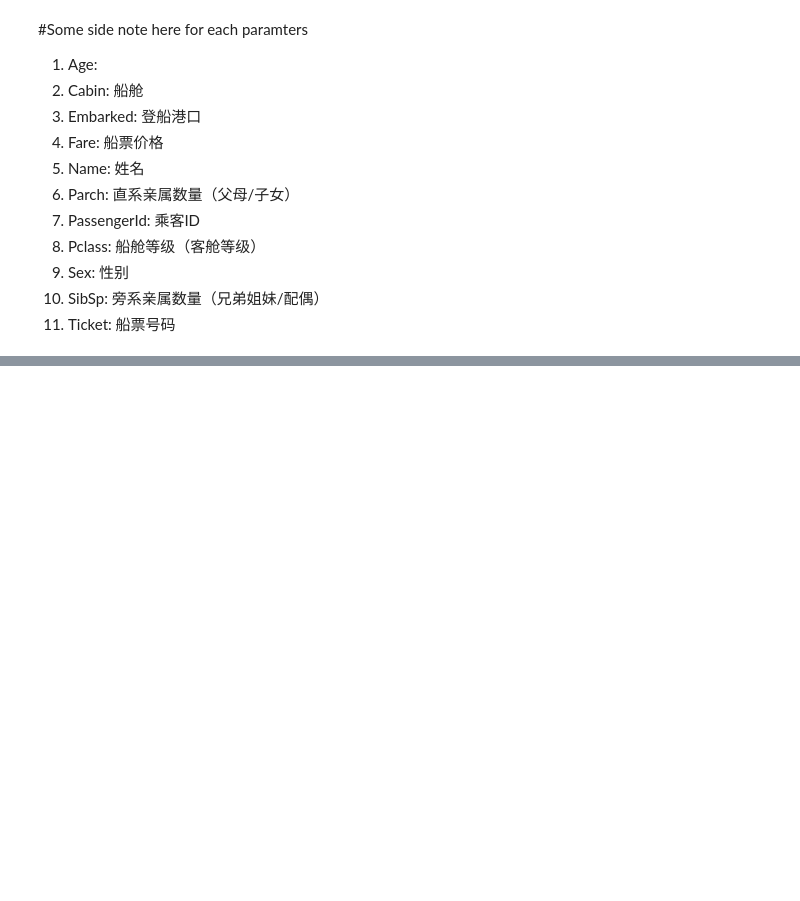
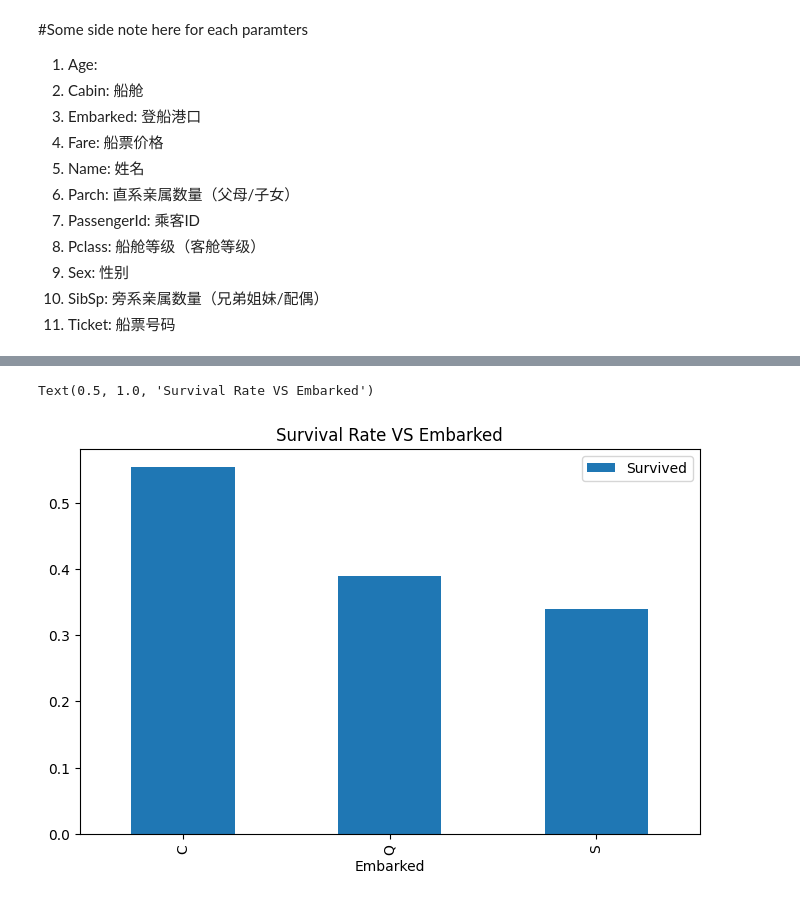
Before and after one commit to jameszhan02/Titanic_Practise, a Jupyter notebook: Titanic_Practise.ipynb, the cells around one changed output, grey strips where cells are left out. Cells and saved outputs as stored; diff of their text form; code cells hidden in the pictures; blank space fills up the shorter version.

```diff
--- a/Titanic_Practise.ipynb
+++ b/Titanic_Practise.ipynb
@@ -98,0 +147,4 @@ memory usage: 76.7+ KB
+# %%
+# trans all the Cabin into int| only care if the value exist or not
+train_set['Cabin'] = train_set['Cabin'].notnull().astype(int)
+print(train_set['Cabin'])
@@ -98,0 +164,6 @@ memory usage: 76.7+ KB
+# %%
+pd.pivot_table(train_set,index=['Embarked'],values=['Survived']).plot.bar(figsize=(8,5))
+plt.title('Survival Rate VS Embarked')
+# %% [output]
+Text(0.5, 1.0, 'Survival Rate VS Embarked')
+[figure, added]
```
Also changed, not shown: parts of 10 cells of this notebook.
